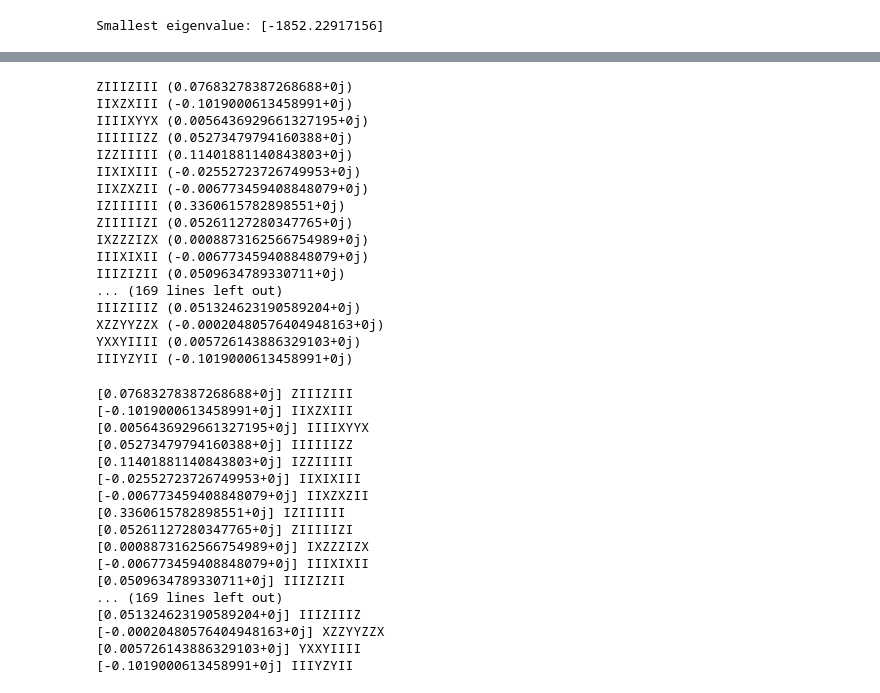
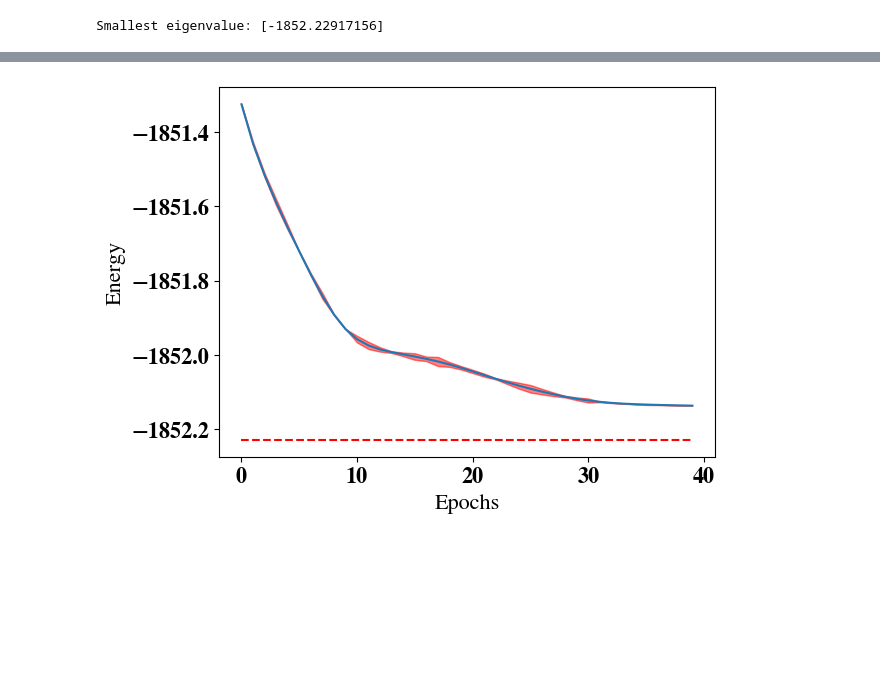
Before and after one commit to vinitX/Quantum-Sampling, a Jupyter notebook: ZnO.ipynb, the cells around one changed output, grey strips where cells are left out. Cells and saved outputs as stored; diff of their text form; code cells hidden in the pictures; blank space fills up the shorter version.

```diff
--- a/ZnO.ipynb
+++ b/ZnO.ipynb
@@ -28,7 +28,7 @@ def string_to_spin(str):
         if str[i]=='X': Op*=spin.x(i)
         elif str[i]=='Y': Op*=spin.y(i)
         elif str[i]=='Z': Op*=spin.z(i)
-        elif str[i]=='I': continue
+        elif str[i]=='I': Op*=spin.i(i)
     #print(str, Op)
     return Op
 
@@ -80,11 +84,11 @@ print("Smallest eigenvalue:", lmbd)
 # %% [output]
 Smallest eigenvalue: [-1852.22917156]
 # %%
-def plot_log(E_hist, E_err_hist):
+def plot_log(E_hist, E_smpl_hist):
     #ya, iter = smpl.median_filter(np.real(E_hist))
     ya = np.real(E_hist)
     xa = np.arange(len(ya))
-    ci = np.array(E_err_hist) #[iter]
+    ci = np.abs(np.array(E_smpl_hist) - ya)
     fig, ax = plt.subplots()
     ax.plot(ya)
     ax.fill_between(xa, (ya-ci), (ya+ci), color='r', alpha=.5)
@@ -143,4 +115,6 @@ To enable the following instructions: AVX2 AVX_VNNI FMA, in other operations, re
 # %%
+from functools import partial
+
 sample_size = 20000
 
 seed = 1
@@ -158,21 +132,31 @@ optimizer = tf.keras.optimizers.Adam(learning_rate=learning_rate, beta_1=beta1,
 for epoch in range(40):
   rbm = RBM_surrogate(N,M,X=x.numpy())
   rbm.build_surrogate()
-  #prob_dist, sample_list = Sampling(rbm, sample_size, burn=sample_size//10,)
+
+  tm = time.time()
+  prob_func = partial(prob_Ising_nv, N=N, poly=rbm.poly, log_rho_max=rbm.log_rho_max)
+  prob_dist = Sampling(N=N, prob_func=prob_func, sample_size=sample_size, burn=sample_size//10)
+  print("Sampling Time: ", time.time()-tm)
+
 
   E = rbm.Energy_exact(Ham)
-  #E_smpl = rbm.Energy_sampling(Ham,prob_dist)
-  #print("Energy: ", E, "\t +/- \t", np.abs(E_smpl - E))
 
-  grad_exact = rbm.grad_exact(Ham)
-  #grad = rbm.grad_Sampling(Ham,prob_dist)
+  tm = time.time()
+  E_smpl = rbm.Energy_sampling(Ham,prob_mat=prob_dist)
+  print("Energy: ", time.time()-tm)
+  print(epoch, "Energy Time: ", E, "\t +/- \t", np.abs(E_smpl - E))
 
-  optimizer.apply_gradients([(grad_exact, x)])
+  tm = time.time()
+  #grad_exact = np.real(rbm.grad_exact(Ham))
+  grad = np.real(rbm.grad_Sampling(Ham,prob_mat=prob_dist))
+  print("Gradient Time: ", time.time()-tm)
+
+  optimizer.apply_gradients([(grad, x)])
 
   E_hist.append(E)
-  #E_smpl_hist.append(E_smpl)
+  E_smpl_hist.append(E_smpl)
 
 print("\n\n\nEnergy: ",E,"\n Time",time.time()-tm, lmbd[0])
 
-plot_log()
+plot_log(E_hist, E_smpl_hist)
 # %% [output]
@@ -249,40 +200,4 @@ def process(term):
-# %%
-Ham.for_each_term(process)
-# %% [output]
-ZIIIZIII (0.07683278387268688+0j)
-IIXZXIII (-0.1019000613458991+0j)
-IIIIXYYX (0.0056436929661327195+0j)
-IIIIIIZZ (0.05273479794160388+0j)
-IZZIIIII (0.11401881140843803+0j)
-IIXIXIII (-0.02552723726749953+0j)
-IIXZXZII (-0.006773459408848079+0j)
-IZIIIIII (0.3360615782898551+0j)
-ZIIIIIZI (0.05261127280347765+0j)
-IXZZZIZX (0.0008873162566754989+0j)
-IIIXIXII (-0.006773459408848079+0j)
-IIIZIZII (0.0509634789330711+0j)
-... (169 lines left out)
-IIIZIIIZ (0.051324623190589204+0j)
-XZZYYZZX (-0.00020480576404948163+0j)
-YXXYIIII (0.005726143886329103+0j)
-IIIYZYII (-0.1019000613458991+0j)
-# %%
-print(Ham)
-# %% [output]
-[0.07683278387268688+0j] ZIIIZIII
-[-0.1019000613458991+0j] IIXZXIII
-[0.0056436929661327195+0j] IIIIXYYX
-[0.05273479794160388+0j] IIIIIIZZ
-[0.11401881140843803+0j] IZZIIIII
-[-0.02552723726749953+0j] IIXIXIII
-[-0.006773459408848079+0j] IIXZXZII
-[0.3360615782898551+0j] IZIIIIII
-[0.05261127280347765+0j] ZIIIIIZI
-[0.0008873162566754989+0j] IXZZZIZX
-[-0.006773459408848079+0j] IIIXIXII
-[0.0509634789330711+0j] IIIZIZII
-... (169 lines left out)
-[0.051324623190589204+0j] IIIZIIIZ
-[-0.00020480576404948163+0j] XZZYYZZX
-[0.005726143886329103+0j] YXXYIIII
-[-0.1019000613458991+0j] IIIYZYII
+# %%
+plot_log(E_hist, E_smpl_hist)
+# %% [output]
+[figure, added]
```
Also changed, not shown: parts of 12 cells of this notebook, 4 other files.
